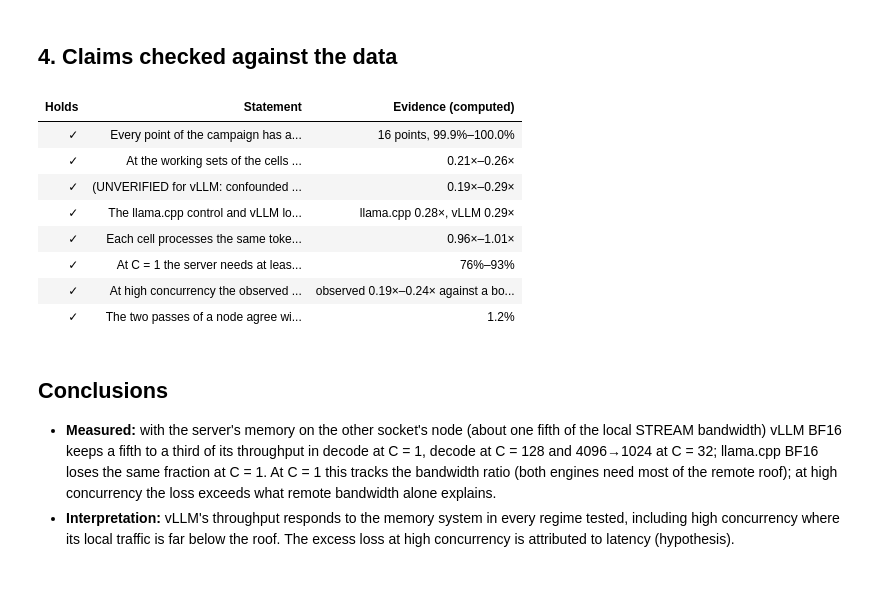
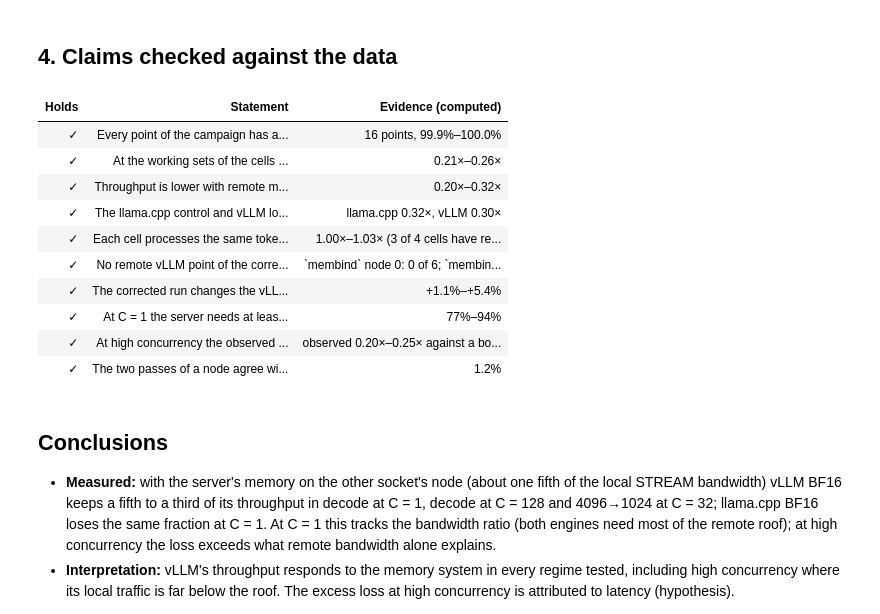
Before and after one commit to struggling-student/llm-backend-analysis, a Jupyter notebook: notebooks/backend_selection/11_memory_node_sensitivity.ipynb, the cells around one changed output. Drawn from its saved outputs; the diff is of its cells as text; code cells hidden in the pictures; blank space fills up the shorter version.

```diff
--- a/notebooks/backend_selection/11_memory_node_sensitivity.ipynb
+++ b/notebooks/backend_selection/11_memory_node_sensitivity.ipynb
@@ -50,11 +49,11 @@ raw_online = paths.RAW / "online"
 `numastat -p` of every server process is recorded after startup. A point is valid for this question only if at least 90% of the server's
 resident memory is on the requested node.
 # %%
-place = membind.placement_table(raw_online, "membind")
+place = membind.placement_table(raw_online, membind.CAMPAIGN)
 first = membind.placement_table(raw_online, "membind-v1-vllm-numa-override")
 check = membind.placement_table(raw_online, "membind-shimcheck")
 rows = []
-for name, d in (("membind (used)", place), ("membind-shimcheck (fix check)", check), ("membind-v1-vllm-numa-override (superseded)", first)):
+for name, d in ((f"{membind.CAMPAIGN} (used)", place), ("membind-shimcheck (fix check)", check), ("membind-v1-vllm-numa-override (superseded)", first)):
     for (arm, node), g in d.groupby(["arm", "mem_node"]):
         rows.append({"Campaign": name, "Arm": registry.configuration_label(registry.configuration_for_arm(arm).configuration_id),
                      "Memory node": node, "Points": len(g),
@@ -64,7 +63,7 @@ display(table(pd.DataFrame(rows), align="left"))
 remote_first = first[(first["arm"] == "vllm-bf16") & (first["mem_node"] == 1)]
 show(f"With `numactl --membind=1` alone, vLLM kept only {rng(remote_first['share_on_requested_node'], lambda v: pct(v, 0, False))} of its memory on node 1 "
      f"(its CPU worker resets the policy to the node of its first core), so that attempt is not a remote-memory measurement and is not used. "
-     f"With the shim, {len(place)} of {len(place)} points of `membind` have ≥ {membind.PLACEMENT_MIN:.0%} on the requested node "
+     f"With the shim, {int(place['valid'].sum())} of {len(place)} points of `{membind.CAMPAIGN}` have ≥ {membind.PLACEMENT_MIN:.0%} on the requested node "
      f"(llama.cpp needs no shim).")
 # %% [output]
 | Campaign | Arm | Memory node | Points | Share on requested node | All valid |
@@ -79,11 +78,11 @@ With `numactl --membind=1` alone, vLLM kept only 5%–10% of its memory on node
 # %%
 import re
 rows = []
-for f in sorted((raw_online / "membind").glob("*/vllm-bf16__*/*/*/server.log")):
-    rows.append({"arm_dir": f.parts[-4], "point": f"{f.parts[-3]}/{f.parts[-2]}",
+for f in sorted(p_ for c_ in ("membind", membind.CAMPAIGN) for p_ in (raw_online / c_).glob("*/vllm-bf16__*/*/*/server.log")):
+    rows.append({"campaign": f.parts[-6], "arm_dir": f.parts[-4], "point": f"{f.parts[-3]}/{f.parts[-2]}",
                  "memory node": int(re.search(r"mem(\d)_", f.parts[-4]).group(1)),
                  "warning in server.log": "libiomp is not found in LD_PRELOAD" in f.read_text(errors="ignore")})
 pre = pd.DataFrame(rows)
-show("**Check of the confound.** Points whose `server.log` carries the Intel-OpenMP warning, by memory node: "
-     + ", ".join(f"node {n}: {int(g['warning in server.log'].sum())} of {len(g)}" for n, g in pre.groupby("memory node")) + ".")
+show("**Check of the confound.** vLLM points whose `server.log` carries the Intel-OpenMP warning, by campaign and memory node: "
+     + "; ".join(f"`{c}` node {n}: {int(g['warning in server.log'].sum())} of {len(g)}" for (c, n), g in pre.groupby(["campaign", "memory node"])) + ".")
 # %% [output]
@@ -126,7 +125,7 @@ view = pd.DataFrame({
     "Cell": [f"{registry.configuration_label(r.configuration_id)} {registry.workload_label(r.workload, short=True)}, C = {r.concurrency}" for r in tab.itertuples()],
     "Local tok/s": tab["reference_tok_s"], "Remote tok/s": tab["remote_tok_s"], "Remote ÷ local": tab["throughput_ratio"],
     "TPOT ×": tab["tpot_ratio_remote_over_reference"], "Step rate ×": tab["step_rate_ratio"],
-    "Tokens/step local → remote": [f"{a:.1f} → {b:.1f}" for a, b in zip(tab["tokens_per_step_reference"], tab["tokens_per_step_remote"])],
+    "Tokens/step local → remote": [f"{a:.1f} → {b:.1f}" if b == b else f"{a:.1f} → n/a" for a, b in zip(tab["tokens_per_step_reference"], tab["tokens_per_step_remote"])],
     "Bytes/step (GB)": tab["bytes_per_step_gb"], "Implied remote traffic (GB/s)": tab["implied_remote_traffic_gbs"],
     "Remote roof (GB/s)": tab["remote_roof_gbs"], "Remote roof share": tab["implied_remote_roof_share"],
     "Bound if bandwidth only": tab["bandwidth_only_ratio_bound"]})
@@ -144,10 +143,23 @@ show(f"With remote memory vLLM BF16 delivers {rng(v['throughput_ratio'], x, nd=2
      f"{pct(max(tab['pass_cv_reference'].max(), tab['pass_cv_remote'].max()), 1, False)} (CV), and the pass-pair ratios span "
      f"{rng(tab['throughput_ratio_max'] - tab['throughput_ratio_min'], lambda d: f'{d:.3f}')} in absolute terms.")
 show(f"At C = 1 the server needs {pct(v1['implied_remote_roof_share'], 0, False)} (vLLM) and {pct(c['implied_remote_roof_share'], 0, False)} "
-     f"(llama.cpp) of the remote roof. At C = 128 and for 4096→1024 at C = 32 the modelled traffic is only "
-     f"{rng(hi['implied_remote_roof_share'], lambda t: pct(t, 0, False))} of the remote roof, although the throughput falls to "
+     f"(llama.cpp) of the remote roof. At C = 128 (the cells whose remote step counters are synced: {int(hi['implied_remote_roof_share'].notna().sum())} of {len(hi)}) the modelled traffic is only "
+     f"{rng(hi['implied_remote_roof_share'].dropna(), lambda t: pct(t, 0, False))} of the remote roof, although the throughput falls to "
      f"{rng(hi['throughput_ratio'], x, nd=2)}, below the {rng(hi['bandwidth_only_ratio_bound'], x, nd=2)} that remote bandwidth alone would cap it at (the local runs needed "
      f"{rng(hi['reference_traffic_gbs'], num)} GB/s, more than the {rng(hi['remote_roof_gbs'], num)} GB/s the remote roof offers).")
+tab_v1 = membind.sensitivity_table(pts_v1, stream)
+cmp = tab[["configuration_id", "workload", "concurrency", "throughput_ratio"]].merge(
+    tab_v1[["configuration_id", "workload", "concurrency", "throughput_ratio", "reference_tok_s"]],
+    on=["configuration_id", "workload", "concurrency"], suffixes=("", "_first"))
+cmp["Cell"] = [f"{registry.configuration_label(r.configuration_id)} {registry.workload_label(r.workload, short=True)}, C = {r.concurrency}" for r in cmp.itertuples()]
+cmp["Change"] = cmp["throughput_ratio"] / cmp["throughput_ratio_first"] - 1
+tab = tab.merge(cmp[["configuration_id", "workload", "concurrency", "Change", "throughput_ratio_first"]], on=["configuration_id", "workload", "concurrency"])
+display(table(cmp[["Cell", "throughput_ratio_first", "throughput_ratio", "Change"]].rename(columns={"throughput_ratio_first": "First run (`membind`)", "throughput_ratio": "Corrected run (`membind-v2`)"}),
+              {"First run (`membind`)": "{:.3f}×", "Corrected run (`membind-v2`)": "{:.3f}×", "Change": "{:+.1%}"},
+              caption="Remote ÷ local throughput: first run (remote vLLM points without the image preload) against the corrected run"))
+show(f"The missing preload changed the vLLM ratios by {rng(cmp[cmp['configuration_id'] == 'vllm_bf16']['Change'], lambda t: pct(t, 1))}; the llama.cpp control (no shim) by "
+     f"{pct(cmp[cmp['configuration_id'] == 'llama_cpp_bf16']['Change'].iloc[0], 1)}, which is node-to-node variation of the control: its local rate was "
+     f"{num(c['reference_tok_s'])} tok/s here and {num(cmp[cmp['configuration_id'] == 'llama_cpp_bf16']['reference_tok_s'].iloc[0])} tok/s on another node in the first run, while its remote rate barely moved.")
 # %% [output]
 Remote (node 1) against local (node 0) memory, mean of two passes; TPOT × = remote ÷ local median TPOT
 | Cell | Local tok/s | Remote tok/s | Remote ÷ local | TPOT × | Step rate × | Tokens/step local → remote | ... |
@@ -189,33 +208,40 @@ traffic is far from the local roof.
 # %%
 claims = [
     Claim("Every point of the campaign has at least 90% of the server's memory on the requested node", bool(place["valid"].all()),
           f"{len(place)} points, {rng(place['share_on_requested_node'], lambda t: pct(t, 1, False))}"),
     Claim("At the working sets of the cells (14–32 GiB) remote STREAM bandwidth is about one fifth to one quarter of the local rate", bool(tab["roof_ratio"].between(0.15, 0.3).all()),
           rng(tab["roof_ratio"], x, nd=2)),
-    Claim("(UNVERIFIED for vLLM: confounded by a missing preload, re-run pending) Throughput is lower with remote memory in every cell", bool((tab["throughput_ratio"] < 1).all()), rng(tab["throughput_ratio"], x, nd=2)),
+    Claim("Throughput is lower with remote memory in every cell", bool((tab["throughput_ratio"] < 1).all()), rng(tab["throughput_ratio"], x, nd=2)),
     Claim("The llama.cpp control and vLLM lose the same fraction at C = 1 (within 5 percentage points)", bool(abs(c["throughput_ratio"] - v1["throughput_ratio"]) < 0.05),
           f"llama.cpp {x(c['throughput_ratio'], 2)}, vLLM {x(v1['throughput_ratio'], 2)}"),
     Claim("Each cell processes the same tokens per step with remote memory (within 5%)",
-          bool(((tab["tokens_per_step_remote"] / tab["tokens_per_step_reference"] - 1).abs() < 0.05).all()),
-          rng(tab["tokens_per_step_remote"] / tab["tokens_per_step_reference"], x, nd=2)),
+          bool(((tab["tokens_per_step_remote"] / tab["tokens_per_step_reference"] - 1).abs().dropna() < 0.05).all()),
+          f"{rng((tab['tokens_per_step_remote'] / tab['tokens_per_step_reference']).dropna(), x, nd=2)} ({int(tab['tokens_per_step_remote'].notna().sum())} of {len(tab)} cells have remote step counters synced)"),
+    Claim("No remote vLLM point of the corrected run carries the missing-preload warning, and the first run's remote points all do",
+          bool(pre[(pre["campaign"] == membind.CAMPAIGN)]["warning in server.log"].sum() == 0 and pre[(pre["campaign"] == "membind") & (pre["memory node"] == 1)]["warning in server.log"].all()),
+          "; ".join(f"`{c_}` node {n_}: {int(g_['warning in server.log'].sum())} of {len(g_)}" for (c_, n_), g_ in pre.groupby(["campaign", "memory node"]))),
+    Claim("The corrected run changes the vLLM ratios of the first run by less than 10%", bool((cmp[cmp["configuration_id"] == "vllm_bf16"]["Change"].abs() < 0.10).all()),
+          rng(cmp[cmp["configuration_id"] == "vllm_bf16"]["Change"], lambda t: pct(t, 1))),
     Claim("At C = 1 the server needs at least 70% of the remote roof (bandwidth-bound)", bool((tab[tab["concurrency"] == 1]["implied_remote_roof_share"] >= 0.7).all()),
           rng(tab[tab["concurrency"] == 1]["implied_remote_roof_share"], lambda t: pct(t, 0, False))),
     Claim("At high concurrency the observed ratio is less than half the bandwidth-only upper bound",
           bool((hi["throughput_ratio"] < 0.5 * hi["bandwidth_only_ratio_bound"]).all()),
           f"observed {rng(hi['throughput_ratio'], x, nd=2)} against a bound of {rng(hi['bandwidth_only_ratio_bound'], x, nd=2)}"),
     Claim("The two passes of a node agree within 2% (CV)", bool(max(tab["pass_cv_reference"].max(), tab["pass_cv_remote"].max()) < 0.02),
           pct(max(tab["pass_cv_reference"].max(), tab["pass_cv_remote"].max()), 1, False)),
 ]
 display(claims_table(claims))
 # %% [output]
 | Holds | Statement | Evidence (computed) |
 | ✓ | Every point of the campaign has a... | 16 points, 99.9%–100.0% |
 | ✓ | At the working sets of the cells ... | 0.21×–0.26× |
-| ✓ | (UNVERIFIED for vLLM: confounded ... | 0.19×–0.29× |
-| ✓ | The llama.cpp control and vLLM lo... | llama.cpp 0.28×, vLLM 0.29× |
-| ✓ | Each cell processes the same toke... | 0.96×–1.01× |
-| ✓ | At C = 1 the server needs at leas... | 76%–93% |
-| ✓ | At high concurrency the observed ... | observed 0.19×–0.24× against a bo... |
+| ✓ | Throughput is lower with remote m... | 0.20×–0.32× |
+| ✓ | The llama.cpp control and vLLM lo... | llama.cpp 0.32×, vLLM 0.30× |
+| ✓ | Each cell processes the same toke... | 1.00×–1.03× (3 of 4 cells have re... |
+| ✓ | No remote vLLM point of the corre... | `membind` node 0: 0 of 6; `membin... |
+| ✓ | The corrected run changes the vLL... | +1.1%–+5.4% |
+| ✓ | At C = 1 the server needs at leas... | 77%–94% |
+| ✓ | At high concurrency the observed ... | observed 0.20×–0.25× against a bo... |
 | ✓ | The two passes of a node agree wi... | 1.2% |
 # %% [markdown]
 ## Conclusions
```
Also changed, not shown: parts of 8 cells of this notebook, 10 other files.
